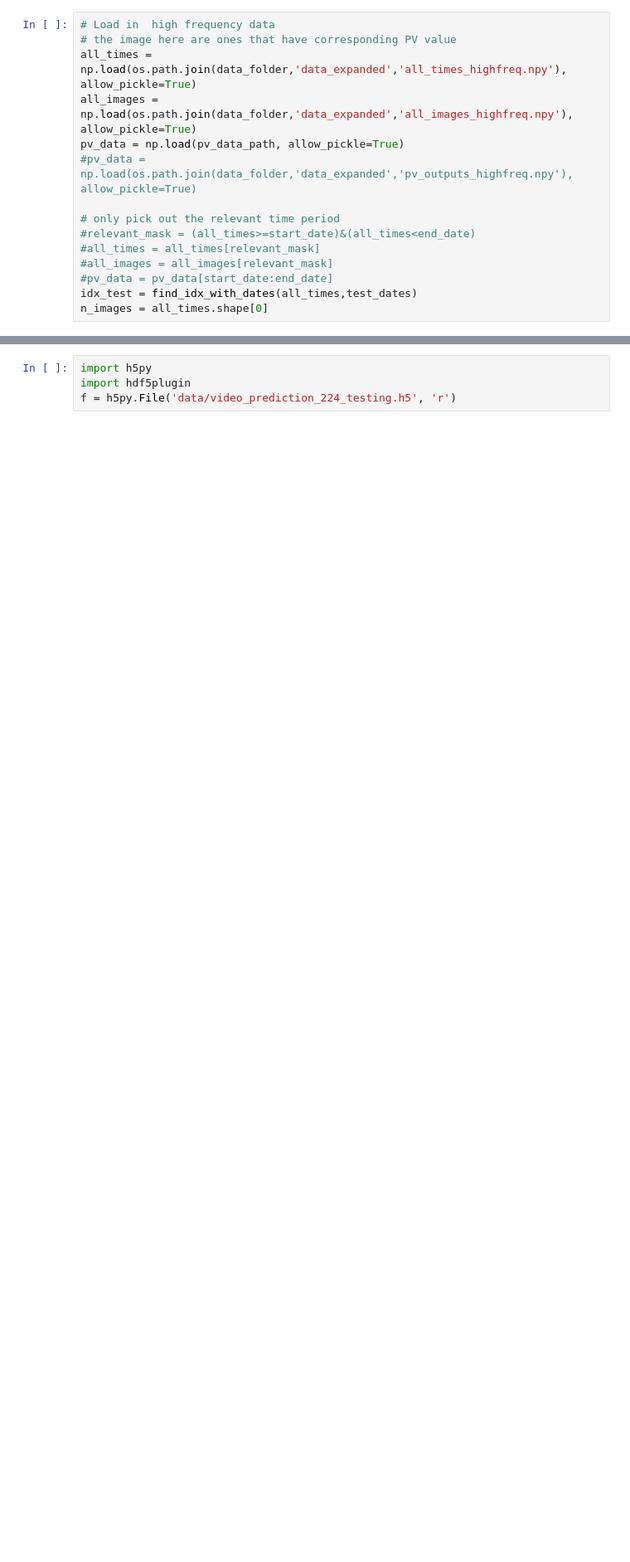
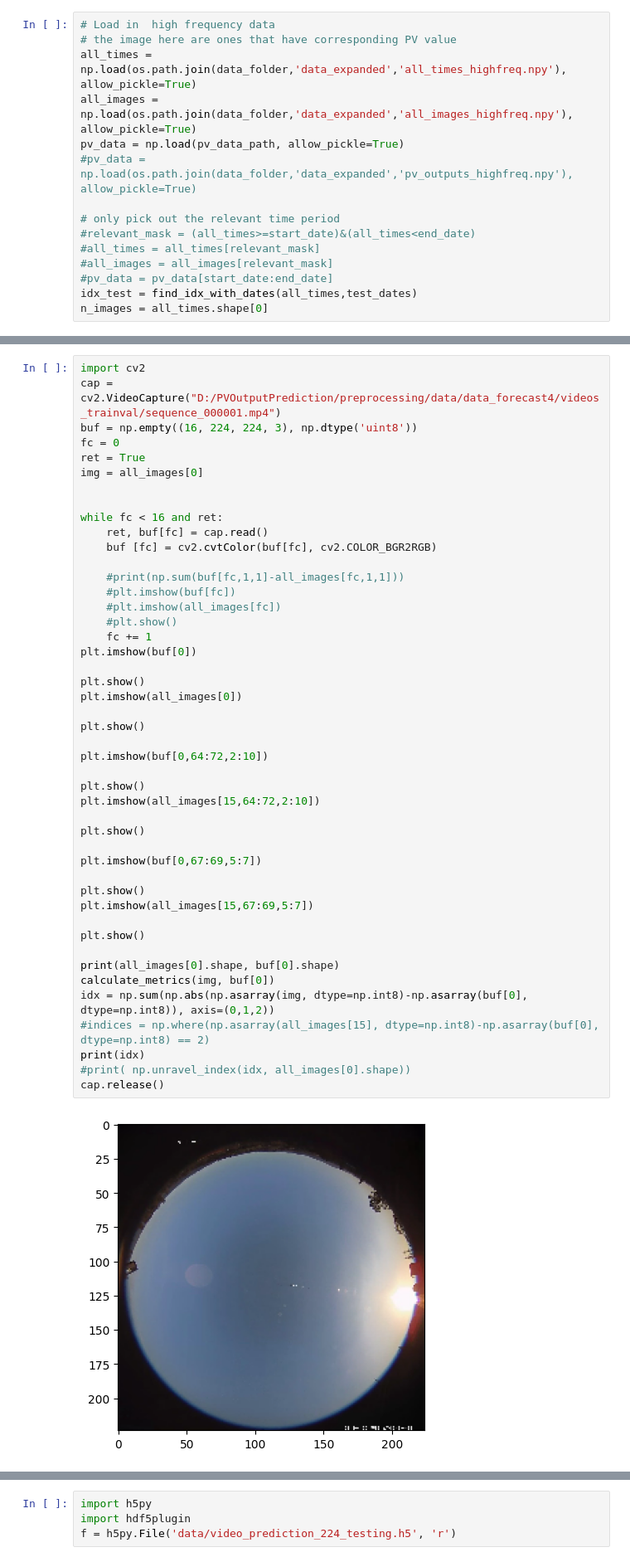
Before and after one commit to ph3rro/PVOutputPrediction, a Jupyter notebook: preprocessing/data_preprocess_forecast.ipynb, the cells around one changed output, grey strips where cells are left out. Shown at 83% size. Cells and saved outputs as stored; diff of their text form; blank space fills up the shorter version.

```diff
--- a/preprocessing/data_preprocess_forecast.ipynb
+++ b/preprocessing/data_preprocess_forecast.ipynb
@@ -164,0 +181,48 @@ print(n_images)
+# %%
+import cv2
+cap = cv2.VideoCapture("D:/PVOutputPrediction/preprocessing/data/data_forecast4/videos_trainval/sequence_000001.mp4")
+buf = np.empty((16, 224, 224, 3), np.dtype('uint8'))
+fc = 0
+ret = True
+img = all_images[0]
+
+
+while fc < 16 and ret:
+	ret, buf[fc] = cap.read()
+	buf	[fc] = cv2.cvtColor(buf[fc], cv2.COLOR_BGR2RGB)
+
+	#print(np.sum(buf[fc,1,1]-all_images[fc,1,1]))
+	#plt.imshow(buf[fc])
+	#plt.imshow(all_images[fc])
+	#plt.show()
+	fc += 1
+plt.imshow(buf[0])
+
+plt.show()
+plt.imshow(all_images[0])
+
+plt.show()
+
+plt.imshow(buf[0,64:72,2:10])
+
+plt.show()
+plt.imshow(all_images[15,64:72,2:10])
+
+plt.show()
+
+plt.imshow(buf[0,67:69,5:7])
+
+plt.show()
+plt.imshow(all_images[15,67:69,5:7])
+
+plt.show()
+
+print(all_images[0].shape, buf[0].shape)
+calculate_metrics(img, buf[0])
+idx = np.sum(np.abs(np.asarray(img, dtype=np.int8)-np.asarray(buf[0], dtype=np.int8)), axis=(0,1,2))
+#indices = np.where(np.asarray(all_images[15], dtype=np.int8)-np.asarray(buf[0], dtype=np.int8) == 2)
+print(idx)
+#print( np.unravel_index(idx, all_images[0].shape))
+cap.release()
+# %% [output]
+[figure, added]
```
Also changed, not shown: parts of 17 cells of this notebook, 8 other files.
